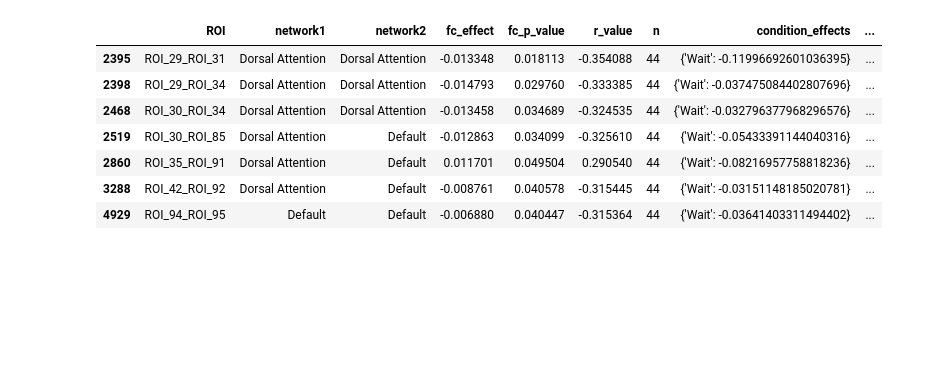
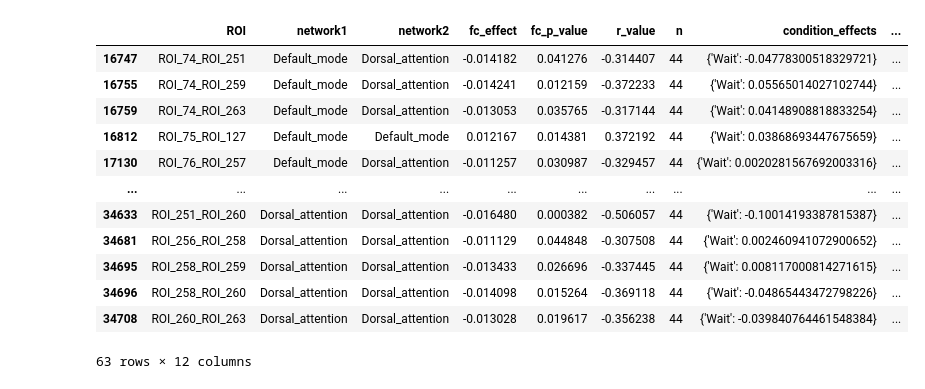
Before and after one commit to XiaoqianXiao/OCD_RO1, a Jupyter notebook: results_visualization_roi_to_roi_power.ipynb, the cells around one changed output. Saved outputs shown, nothing was run; the diff lists cells and outputs as text; code cells hidden in the pictures; blank space fills up the shorter version.

```diff
--- a/results_visualization_roi_to_roi_power.ipynb
+++ b/results_visualization_roi_to_roi_power.ipynb
@@ -119,18 +115,23 @@ df_baselineFC_vs_deltaYBOCS.sort_values(by='fc_p_value', ascending=True).head(20
 # %%
 df_baselineFC_vs_deltaYBOCS.loc[
-    (df_baselineFC_vs_deltaYBOCS['network1'].isin(['Default', 'Dorsal Attention'])) &
-    (df_baselineFC_vs_deltaYBOCS['network2'].isin(['Default', 'Dorsal Attention'])) &
+    (df_group_diff['network1'].isin(['Default_mode', 'Dorsal_attention'])) &
+    (df_group_diff['network2'].isin(['Default_mode', 'Dorsal_attention'])) &
     (df_baselineFC_vs_deltaYBOCS['fc_p_value'] <= 0.05)
 ]
 # %% [output]
 |  | ROI | network1 | network2 | fc_effect | fc_p_value | r_value | n | condition_effects | ... |
-| 2395 | ROI_29_ROI_31 | Dorsal Attention | Dorsal Attention | -0.013348 | 0.018113 | -0.354088 | 44 | {'Wait': -0.11996692601036395} | ... |
-| 2398 | ROI_29_ROI_34 | Dorsal Attention | Dorsal Attention | -0.014793 | 0.029760 | -0.333385 | 44 | {'Wait': -0.037475084402807696} | ... |
-| 2468 | ROI_30_ROI_34 | Dorsal Attention | Dorsal Attention | -0.013458 | 0.034689 | -0.324535 | 44 | {'Wait': -0.032796377968296576} | ... |
-| 2519 | ROI_30_ROI_85 | Dorsal Attention | Default | -0.012863 | 0.034099 | -0.325610 | 44 | {'Wait': -0.05433391144040316} | ... |
-| 2860 | ROI_35_ROI_91 | Dorsal Attention | Default | 0.011701 | 0.049504 | 0.290540 | 44 | {'Wait': -0.08216957758818236} | ... |
-| 3288 | ROI_42_ROI_92 | Dorsal Attention | Default | -0.008761 | 0.040578 | -0.315445 | 44 | {'Wait': -0.03151148185020781} | ... |
-| 4929 | ROI_94_ROI_95 | Default | Default | -0.006880 | 0.040447 | -0.315364 | 44 | {'Wait': -0.03641403311494402} | ... |
+| 16747 | ROI_74_ROI_251 | Default_mode | Dorsal_attention | -0.014182 | 0.041276 | -0.314407 | 44 | {'Wait': -0.04778300518329721} | ... |
+| 16755 | ROI_74_ROI_259 | Default_mode | Dorsal_attention | -0.014241 | 0.012159 | -0.372233 | 44 | {'Wait': 0.05565014027102744} | ... |
+| 16759 | ROI_74_ROI_263 | Default_mode | Dorsal_attention | -0.013053 | 0.035765 | -0.317144 | 44 | {'Wait': 0.04148908818833254} | ... |
+| 16812 | ROI_75_ROI_127 | Default_mode | Default_mode | 0.012167 | 0.014381 | 0.372192 | 44 | {'Wait': 0.03868693447675659} | ... |
+| 17130 | ROI_76_ROI_257 | Default_mode | Dorsal_attention | -0.011257 | 0.030987 | -0.329457 | 44 | {'Wait': 0.0020281567692003316} | ... |
+| ... | ... | ... | ... | ... | ... | ... | ... | ... | ... |
+| 34633 | ROI_251_ROI_260 | Dorsal_attention | Dorsal_attention | -0.016480 | 0.000382 | -0.506057 | 44 | {'Wait': -0.10014193387815387} | ... |
+| 34681 | ROI_256_ROI_258 | Dorsal_attention | Dorsal_attention | -0.011129 | 0.044848 | -0.307508 | 44 | {'Wait': 0.002460941072900652} | ... |
+| 34695 | ROI_258_ROI_259 | Dorsal_attention | Dorsal_attention | -0.013433 | 0.026696 | -0.337445 | 44 | {'Wait': 0.008117000814271615} | ... |
+| 34696 | ROI_258_ROI_260 | Dorsal_attention | Dorsal_attention | -0.014098 | 0.015264 | -0.369118 | 44 | {'Wait': -0.04865443472798226} | ... |
+| 34708 | ROI_260_ROI_263 | Dorsal_attention | Dorsal_attention | -0.013028 | 0.019617 | -0.356238 | 44 | {'Wait': -0.039840764461548384} | ... |
+63 rows × 12 columns
 # %%
 deltaFC_vs_deltaYBOCS_file = os.path.join(data_dir, 'deltaFC_vs_deltaYBOCS_power_2011_roiroi_fc.csv')
 df_deltaFC_vs_deltaYBOCS = pd.read_csv(deltaFC_vs_deltaYBOCS_file)
```
Also changed, not shown: parts of 9 cells of this notebook, 5 other files.
